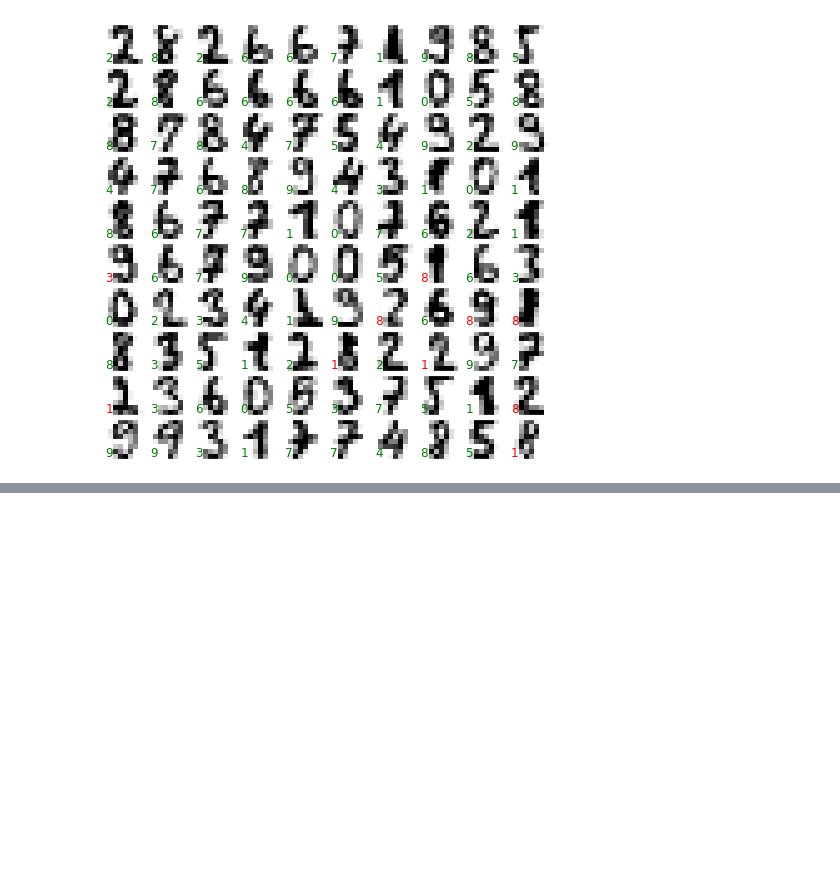
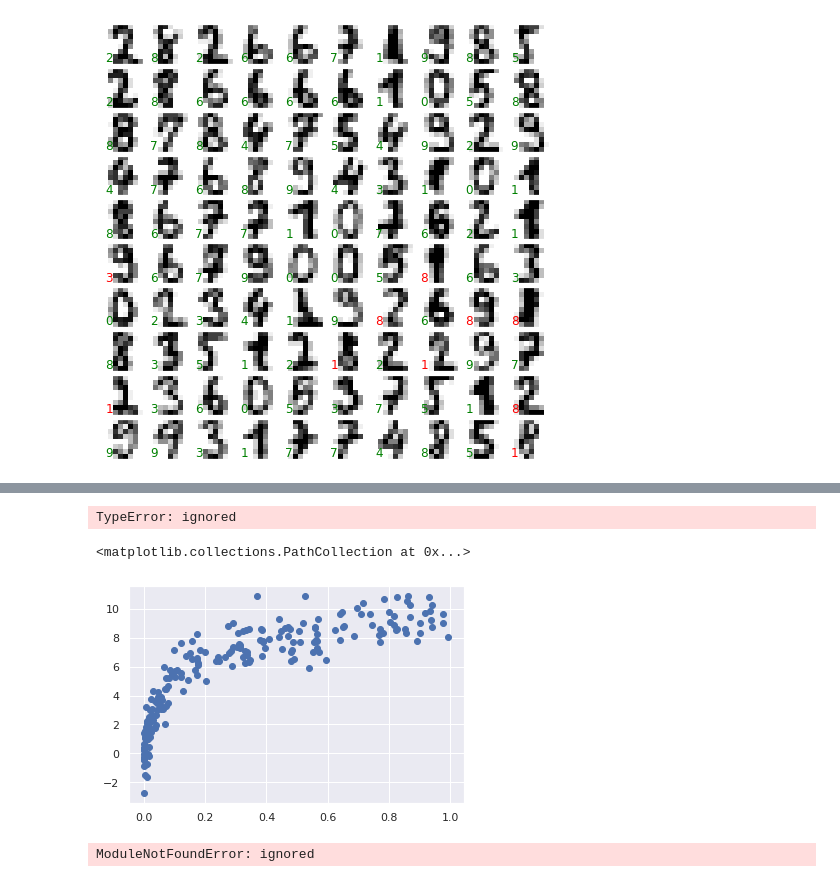
Before and after one commit to austinvanderlyn/School-Files, a Jupyter notebook: T1Chapter5MachineLearning.ipynb, the cells around one changed output, grey strips where cells are left out. Saved outputs shown, nothing was run; the diff lists cells and outputs as text; code cells hidden in the pictures; blank space fills up the shorter version.

```diff
--- a/T1Chapter5MachineLearning.ipynb
+++ b/T1Chapter5MachineLearning.ipynb
@@ -215,3 +215,8 @@ for i, ax in enumerate(axes.flat):
             color='green' if (ytest[i] == y_model[i]) else 'red')
 # %% [output]
 [figure]
+# %%
+from sklearn.datasets import load_iris
+iris = load_iris()
+X = iris.data
+y = iris.target
@@ -217,0 +308,23 @@ for i, ax in enumerate(axes.flat):
+# %%
+from sklearn.utils import validation
+from sklearn.model_selection import validation_curve
+degree = np.arange(0, 21)
+train_score, val_score = validation_curve(PolynomialRegression(), X, y, degree)
+# %% [output]
+TypeError: ignored
+# %%
+X2, y2 = make_data(200)
+plt.scatter(X2.ravel(), y2)
+# %% [output]
+<matplotlib.collections.PathCollection at 0x...>
+[figure, added]
+# %%
+from sklearn.grid_search import GridSearchCV
+
+param_grid = {'polynomialfeatures__degree': np.arange(21),
+              'linearregression__fit_intercept': [True, False],
+              'linearregression__normalize': [True, False]}
+
+grid = GridSearchCV(PolynomialRegression(), param_grid, cv=7)
+# %% [output]
+ModuleNotFoundError: ignored
```
Also changed, not shown: parts of 13 cells of this notebook.
